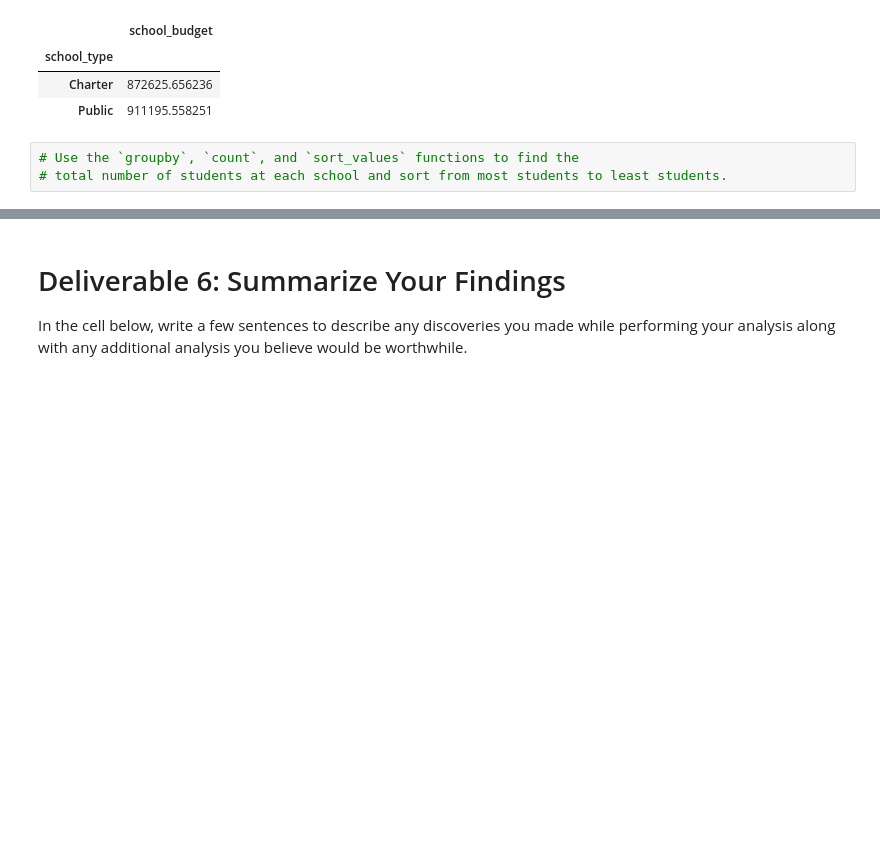
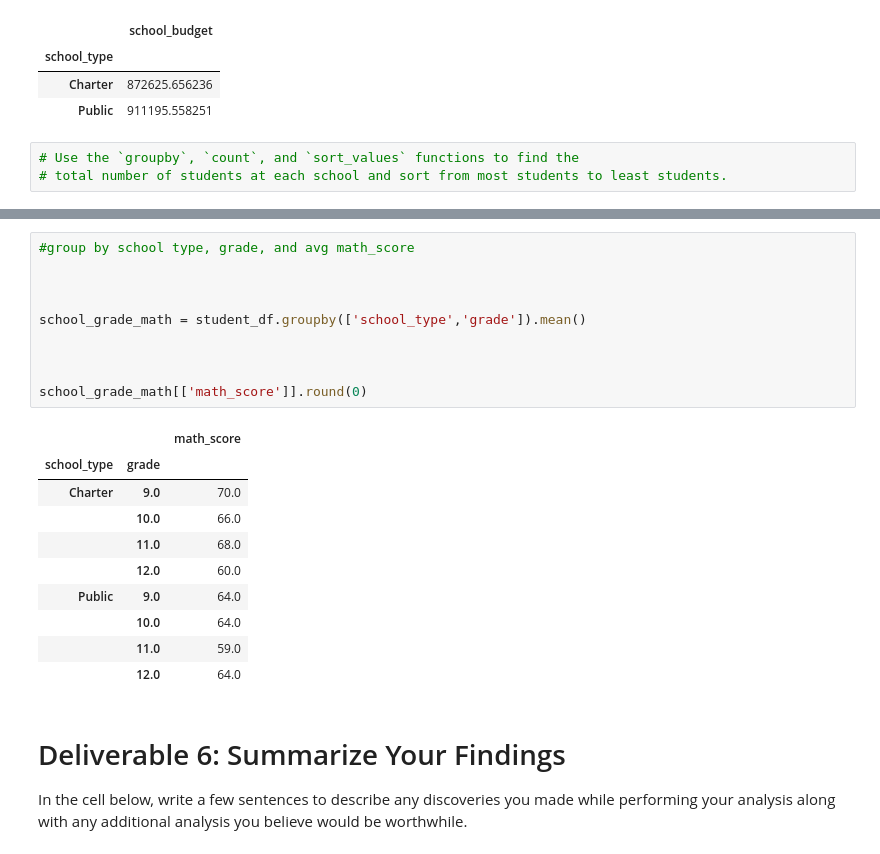
Before and after one commit to BSC1014/04_UNC_Challange, a Jupyter notebook: Unsolved/challange_solved.ipynb, the cells around one changed output, grey strips where cells are left out. Cells and saved outputs as stored; diff of their text form; blank space fills up the shorter version.

```diff
--- a/Unsolved/challange_solved.ipynb
+++ b/Unsolved/challange_solved.ipynb
@@ -348,3 +348,24 @@ school_student_count[['student_count']]
+# %%
+#group by school type, grade, and avg math_score
+
+
+
+school_grade_math = student_df.groupby(['school_type','grade']).mean()
+
+
+
+school_grade_math[['math_score']].round(0)
+# %% [output]
+|  |  | math_score |
+| school_type | grade |  |
+| Charter | 9.0 | 70.0 |
+|  | 10.0 | 66.0 |
+|  | 11.0 | 68.0 |
+|  | 12.0 | 60.0 |
+| Public | 9.0 | 64.0 |
+|  | 10.0 | 64.0 |
+|  | 11.0 | 59.0 |
+|  | 12.0 | 64.0 |
 # %% [markdown]
 # Deliverable 6: Summarize Your Findings
 In the cell below, write a few sentences to describe any discoveries you made while performing your analysis along with any additional analysis you believe would be worthwhile.
```
Also changed, not shown: parts of 1 cell of this notebook.
